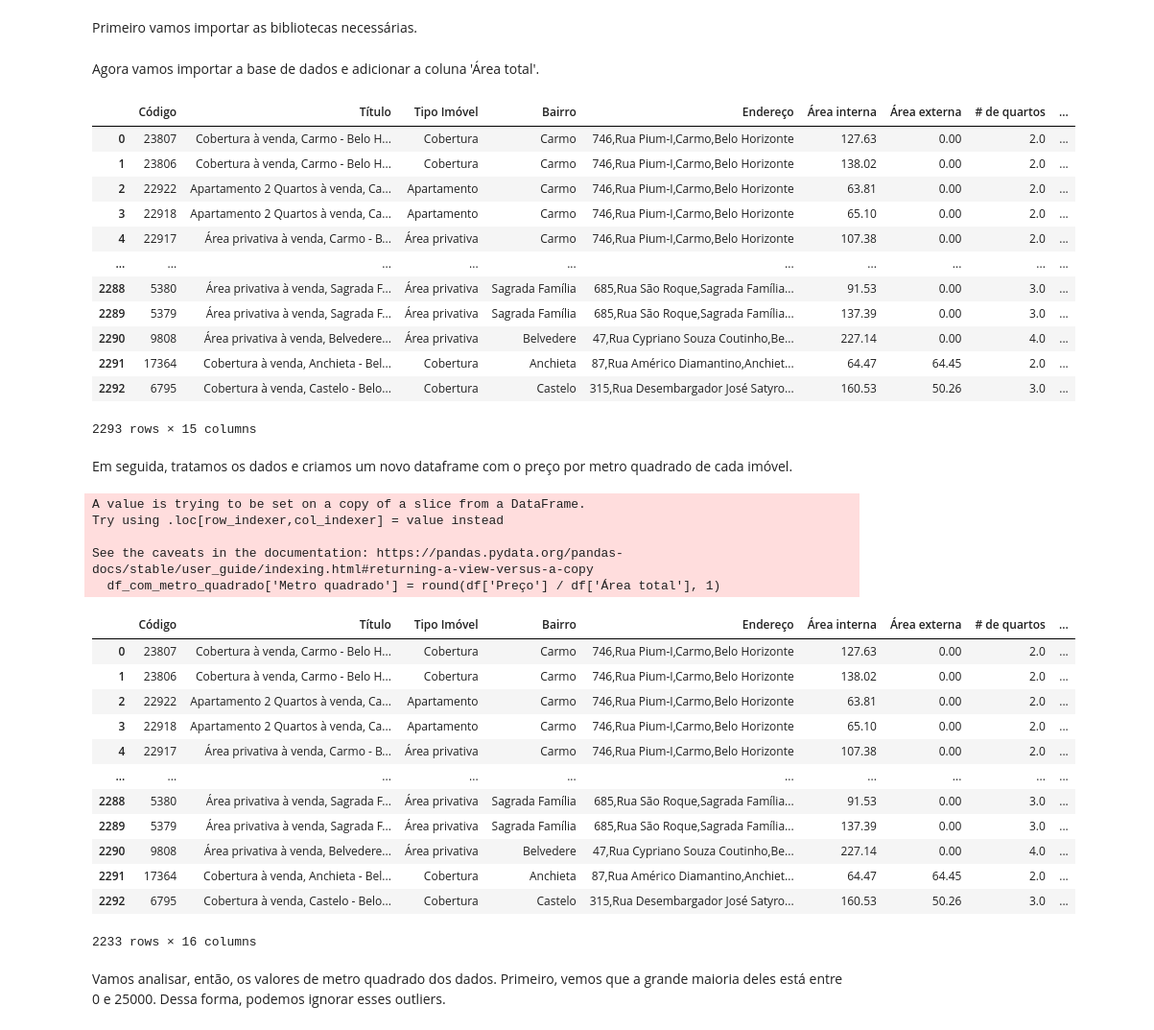
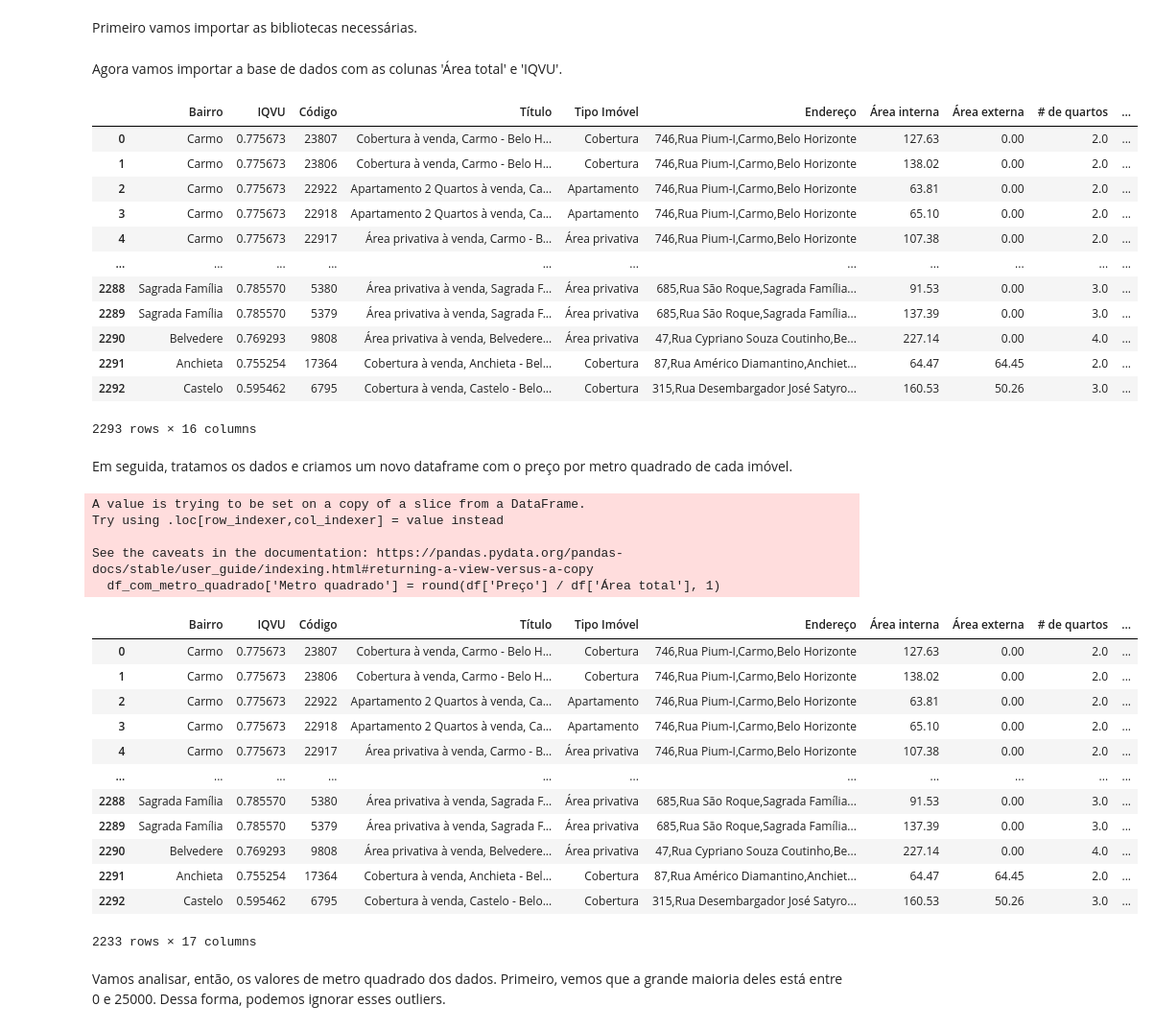
Before and after one commit to arthurlm1234/Estudo-Residencial-BH, a Jupyter notebook: bootstrap.ipynb, the cells around one changed output. Shown at 96% size. Saved outputs shown, nothing was run; the diff lists cells and outputs as text; code cells hidden in the pictures.

```diff
--- a/bootstrap.ipynb
+++ b/bootstrap.ipynb
@@ -16,25 +18,22 @@ from tqdm import tqdm
 # %% [markdown]
-Agora vamos importar a base de dados e adicionar a coluna 'Área total'.
+Agora vamos importar a base de dados com as colunas 'Área total' e 'IQVU'.
 # %%
-df = pd.read_csv('DecisaoImoveisLimpo.csv')
-
-# Soma a área interna com a área externa para obter a área total do imóvel
-df['Área total'] = df['Área interna'] + df['Área externa']
+df = pd.read_csv('ImoveiscomIqvu.csv')
 df
 # %% [output]
-|  | Código | Título | Tipo Imóvel | Bairro | Endereço | Área interna | Área externa | # de quartos | ... |
-| 0 | 23807 | Cobertura à venda, Carmo - Belo H... | Cobertura | Carmo | 746,Rua Pium-I,Carmo,Belo Horizonte | 127.63 | 0.00 | 2.0 | ... |
-| 1 | 23806 | Cobertura à venda, Carmo - Belo H... | Cobertura | Carmo | 746,Rua Pium-I,Carmo,Belo Horizonte | 138.02 | 0.00 | 2.0 | ... |
-| 2 | 22922 | Apartamento 2 Quartos à venda, Ca... | Apartamento | Carmo | 746,Rua Pium-I,Carmo,Belo Horizonte | 63.81 | 0.00 | 2.0 | ... |
-| 3 | 22918 | Apartamento 2 Quartos à venda, Ca... | Apartamento | Carmo | 746,Rua Pium-I,Carmo,Belo Horizonte | 65.10 | 0.00 | 2.0 | ... |
-| 4 | 22917 | Área privativa à venda, Carmo - B... | Área privativa | Carmo | 746,Rua Pium-I,Carmo,Belo Horizonte | 107.38 | 0.00 | 2.0 | ... |
-| ... | ... | ... | ... | ... | ... | ... | ... | ... | ... |
-| 2288 | 5380 | Área privativa à venda, Sagrada F... | Área privativa | Sagrada Família | 685,Rua São Roque,Sagrada Família... | 91.53 | 0.00 | 3.0 | ... |
-| 2289 | 5379 | Área privativa à venda, Sagrada F... | Área privativa | Sagrada Família | 685,Rua São Roque,Sagrada Família... | 137.39 | 0.00 | 3.0 | ... |
-| 2290 | 9808 | Área privativa à venda, Belvedere... | Área privativa | Belvedere | 47,Rua Cypriano Souza Coutinho,Be... | 227.14 | 0.00 | 4.0 | ... |
-| 2291 | 17364 | Cobertura à venda, Anchieta - Bel... | Cobertura | Anchieta | 87,Rua Américo Diamantino,Anchiet... | 64.47 | 64.45 | 2.0 | ... |
-| 2292 | 6795 | Cobertura à venda, Castelo - Belo... | Cobertura | Castelo | 315,Rua Desembargador José Satyro... | 160.53 | 50.26 | 3.0 | ... |
+|  | Bairro | IQVU | Código | Título | Tipo Imóvel | Endereço | Área interna | Área externa | # de quartos | ... |
+| 0 | Carmo | 0.775673 | 23807 | Cobertura à venda, Carmo - Belo H... | Cobertura | 746,Rua Pium-I,Carmo,Belo Horizonte | 127.63 | 0.00 | 2.0 | ... |
+| 1 | Carmo | 0.775673 | 23806 | Cobertura à venda, Carmo - Belo H... | Cobertura | 746,Rua Pium-I,Carmo,Belo Horizonte | 138.02 | 0.00 | 2.0 | ... |
+| 2 | Carmo | 0.775673 | 22922 | Apartamento 2 Quartos à venda, Ca... | Apartamento | 746,Rua Pium-I,Carmo,Belo Horizonte | 63.81 | 0.00 | 2.0 | ... |
+| 3 | Carmo | 0.775673 | 22918 | Apartamento 2 Quartos à venda, Ca... | Apartamento | 746,Rua Pium-I,Carmo,Belo Horizonte | 65.10 | 0.00 | 2.0 | ... |
+| 4 | Carmo | 0.775673 | 22917 | Área privativa à venda, Carmo - B... | Área privativa | 746,Rua Pium-I,Carmo,Belo Horizonte | 107.38 | 0.00 | 2.0 | ... |
+| ... | ... | ... | ... | ... | ... | ... | ... | ... | ... | ... |
+| 2288 | Sagrada Família | 0.785570 | 5380 | Área privativa à venda, Sagrada F... | Área privativa | 685,Rua São Roque,Sagrada Família... | 91.53 | 0.00 | 3.0 | ... |
+| 2289 | Sagrada Família | 0.785570 | 5379 | Área privativa à venda, Sagrada F... | Área privativa | 685,Rua São Roque,Sagrada Família... | 137.39 | 0.00 | 3.0 | ... |
+| 2290 | Belvedere | 0.769293 | 9808 | Área privativa à venda, Belvedere... | Área privativa | 47,Rua Cypriano Souza Coutinho,Be... | 227.14 | 0.00 | 4.0 | ... |
+| 2291 | Anchieta | 0.755254 | 17364 | Cobertura à venda, Anchieta - Bel... | Cobertura | 87,Rua Américo Diamantino,Anchiet... | 64.47 | 64.45 | 2.0 | ... |
+| 2292 | Castelo | 0.595462 | 6795 | Cobertura à venda, Castelo - Belo... | Cobertura | 315,Rua Desembargador José Satyro... | 160.53 | 50.26 | 3.0 | ... |
-2293 rows × 15 columns
+2293 rows × 16 columns
 # %% [markdown]
 Em seguida, tratamos os dados e criamos um novo dataframe com o preço por metro quadrado de cada imóvel.
 # %%
@@ -55,19 +54,19 @@ Try using .loc[row_indexer,col_indexer] = value instead
 
 See the caveats in the documentation: https://pandas.pydata.org/pandas-docs/stable/user_guide/indexing.html#returning-a-view-versus-a-copy
   df_com_metro_quadrado['Metro quadrado'] = round(df['Preço'] / df['Área total'], 1)
-|  | Código | Título | Tipo Imóvel | Bairro | Endereço | Área interna | Área externa | # de quartos | ... |
-| 0 | 23807 | Cobertura à venda, Carmo - Belo H... | Cobertura | Carmo | 746,Rua Pium-I,Carmo,Belo Horizonte | 127.63 | 0.00 | 2.0 | ... |
-| 1 | 23806 | Cobertura à venda, Carmo - Belo H... | Cobertura | Carmo | 746,Rua Pium-I,Carmo,Belo Horizonte | 138.02 | 0.00 | 2.0 | ... |
-| 2 | 22922 | Apartamento 2 Quartos à venda, Ca... | Apartamento | Carmo | 746,Rua Pium-I,Carmo,Belo Horizonte | 63.81 | 0.00 | 2.0 | ... |
-| 3 | 22918 | Apartamento 2 Quartos à venda, Ca... | Apartamento | Carmo | 746,Rua Pium-I,Carmo,Belo Horizonte | 65.10 | 0.00 | 2.0 | ... |
-| 4 | 22917 | Área privativa à venda, Carmo - B... | Área privativa | Carmo | 746,Rua Pium-I,Carmo,Belo Horizonte | 107.38 | 0.00 | 2.0 | ... |
-| ... | ... | ... | ... | ... | ... | ... | ... | ... | ... |
-| 2288 | 5380 | Área privativa à venda, Sagrada F... | Área privativa | Sagrada Família | 685,Rua São Roque,Sagrada Família... | 91.53 | 0.00 | 3.0 | ... |
-| 2289 | 5379 | Área privativa à venda, Sagrada F... | Área privativa | Sagrada Família | 685,Rua São Roque,Sagrada Família... | 137.39 | 0.00 | 3.0 | ... |
-| 2290 | 9808 | Área privativa à venda, Belvedere... | Área privativa | Belvedere | 47,Rua Cypriano Souza Coutinho,Be... | 227.14 | 0.00 | 4.0 | ... |
-| 2291 | 17364 | Cobertura à venda, Anchieta - Bel... | Cobertura | Anchieta | 87,Rua Américo Diamantino,Anchiet... | 64.47 | 64.45 | 2.0 | ... |
-| 2292 | 6795 | Cobertura à venda, Castelo - Belo... | Cobertura | Castelo | 315,Rua Desembargador José Satyro... | 160.53 | 50.26 | 3.0 | ... |
+|  | Bairro | IQVU | Código | Título | Tipo Imóvel | Endereço | Área interna | Área externa | # de quartos | ... |
+| 0 | Carmo | 0.775673 | 23807 | Cobertura à venda, Carmo - Belo H... | Cobertura | 746,Rua Pium-I,Carmo,Belo Horizonte | 127.63 | 0.00 | 2.0 | ... |
+| 1 | Carmo | 0.775673 | 23806 | Cobertura à venda, Carmo - Belo H... | Cobertura | 746,Rua Pium-I,Carmo,Belo Horizonte | 138.02 | 0.00 | 2.0 | ... |
+| 2 | Carmo | 0.775673 | 22922 | Apartamento 2 Quartos à venda, Ca... | Apartamento | 746,Rua Pium-I,Carmo,Belo Horizonte | 63.81 | 0.00 | 2.0 | ... |
+| 3 | Carmo | 0.775673 | 22918 | Apartamento 2 Quartos à venda, Ca... | Apartamento | 746,Rua Pium-I,Carmo,Belo Horizonte | 65.10 | 0.00 | 2.0 | ... |
+| 4 | Carmo | 0.775673 | 22917 | Área privativa à venda, Carmo - B... | Área privativa | 746,Rua Pium-I,Carmo,Belo Horizonte | 107.38 | 0.00 | 2.0 | ... |
+| ... | ... | ... | ... | ... | ... | ... | ... | ... | ... | ... |
+| 2288 | Sagrada Família | 0.785570 | 5380 | Área privativa à venda, Sagrada F... | Área privativa | 685,Rua São Roque,Sagrada Família... | 91.53 | 0.00 | 3.0 | ... |
+| 2289 | Sagrada Família | 0.785570 | 5379 | Área privativa à venda, Sagrada F... | Área privativa | 685,Rua São Roque,Sagrada Família... | 137.39 | 0.00 | 3.0 | ... |
+| 2290 | Belvedere | 0.769293 | 9808 | Área privativa à venda, Belvedere... | Área privativa | 47,Rua Cypriano Souza Coutinho,Be... | 227.14 | 0.00 | 4.0 | ... |
+| 2291 | Anchieta | 0.755254 | 17364 | Cobertura à venda, Anchieta - Bel... | Cobertura | 87,Rua Américo Diamantino,Anchiet... | 64.47 | 64.45 | 2.0 | ... |
+| 2292 | Castelo | 0.595462 | 6795 | Cobertura à venda, Castelo - Belo... | Cobertura | 315,Rua Desembargador José Satyro... | 160.53 | 50.26 | 3.0 | ... |
-2233 rows × 16 columns
+2233 rows × 17 columns
 # %% [markdown]
 Vamos analisar, então, os valores de metro quadrado dos dados.
 Primeiro, vemos que a grande maioria deles está entre 0 e 25000. Dessa forma, podemos ignorar esses outliers.
```
Also changed, not shown: parts of 24 cells of this notebook.
